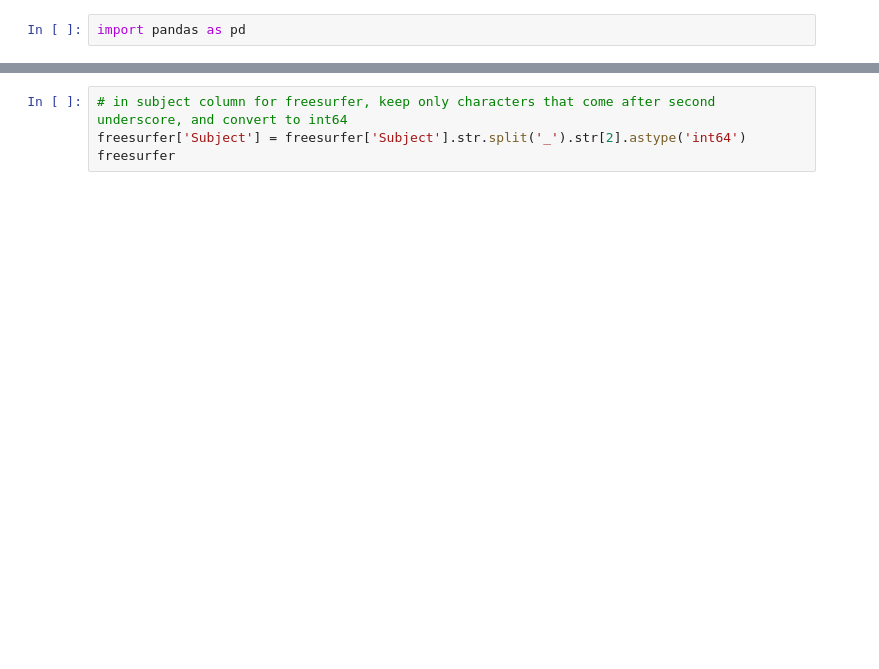
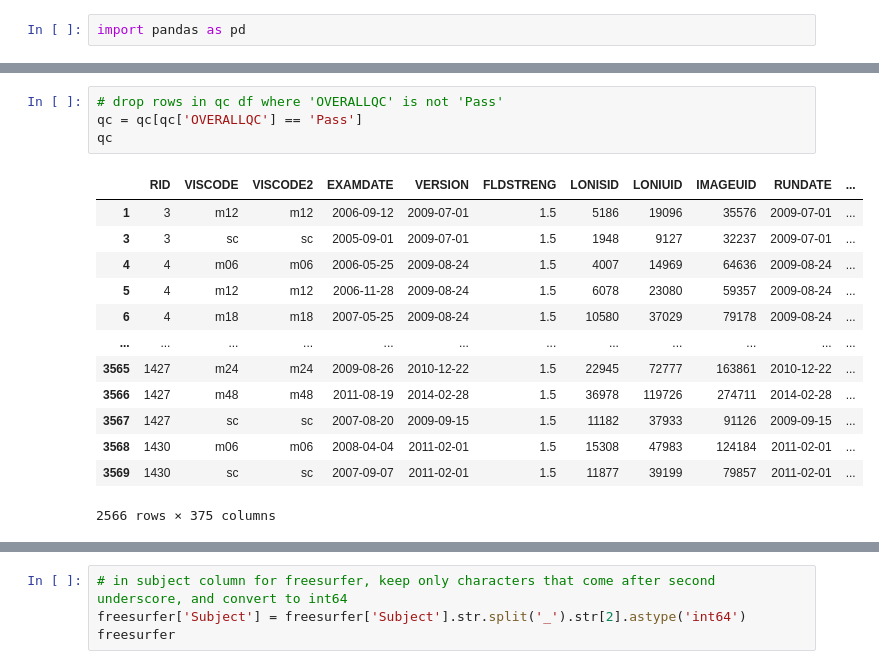
Before and after one commit to DCAN-Labs/lifespan_seg_model_data, a Jupyter notebook: adni_for_lss.ipynb, the cells around one changed output, grey strips where cells are left out. Drawn from its saved outputs; the diff is of its cells as text; blank space fills up the shorter version.

```diff
--- a/adni_for_lss.ipynb
+++ b/adni_for_lss.ipynb
@@ -37,0 +39,18 @@ qc
+# %%
+# drop rows in qc df where 'OVERALLQC' is not 'Pass'
+qc = qc[qc['OVERALLQC'] == 'Pass']
+qc
+# %% [output]
+|  | RID | VISCODE | VISCODE2 | EXAMDATE | VERSION | FLDSTRENG | LONISID | LONIUID | IMAGEUID | RUNDATE | ... |
+| 1 | 3 | m12 | m12 | 2006-09-12 | 2009-07-01 | 1.5 | 5186 | 19096 | 35576 | 2009-07-01 | ... |
+| 3 | 3 | sc | sc | 2005-09-01 | 2009-07-01 | 1.5 | 1948 | 9127 | 32237 | 2009-07-01 | ... |
+| 4 | 4 | m06 | m06 | 2006-05-25 | 2009-08-24 | 1.5 | 4007 | 14969 | 64636 | 2009-08-24 | ... |
+| 5 | 4 | m12 | m12 | 2006-11-28 | 2009-08-24 | 1.5 | 6078 | 23080 | 59357 | 2009-08-24 | ... |
+| 6 | 4 | m18 | m18 | 2007-05-25 | 2009-08-24 | 1.5 | 10580 | 37029 | 79178 | 2009-08-24 | ... |
+| ... | ... | ... | ... | ... | ... | ... | ... | ... | ... | ... | ... |
+| 3565 | 1427 | m24 | m24 | 2009-08-26 | 2010-12-22 | 1.5 | 22945 | 72777 | 163861 | 2010-12-22 | ... |
+| 3566 | 1427 | m48 | m48 | 2011-08-19 | 2014-02-28 | 1.5 | 36978 | 119726 | 274711 | 2014-02-28 | ... |
+| 3567 | 1427 | sc | sc | 2007-08-20 | 2009-09-15 | 1.5 | 11182 | 37933 | 91126 | 2009-09-15 | ... |
+| 3568 | 1430 | m06 | m06 | 2008-04-04 | 2011-02-01 | 1.5 | 15308 | 47983 | 124184 | 2011-02-01 | ... |
+| 3569 | 1430 | sc | sc | 2007-09-07 | 2011-02-01 | 1.5 | 11877 | 39199 | 79857 | 2011-02-01 | ... |
+2566 rows × 375 columns
```
Also changed, not shown: parts of 7 cells of this notebook.
